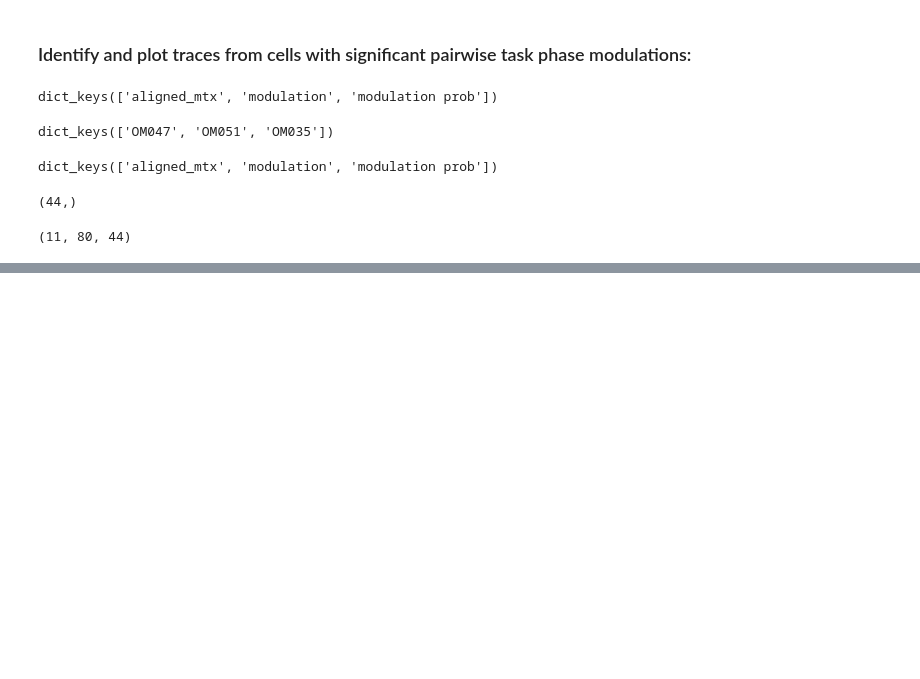
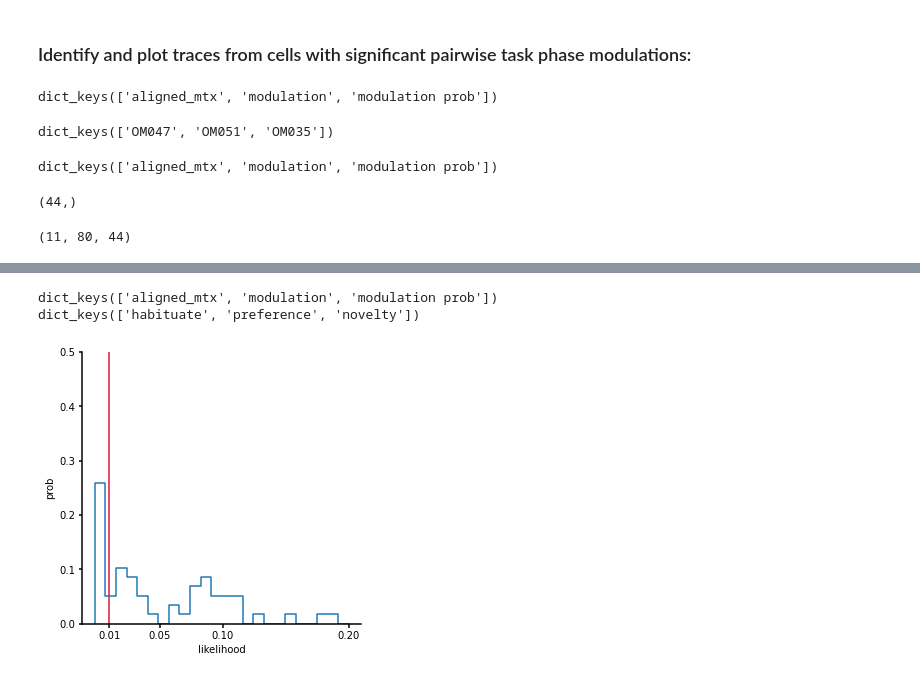
Before and after one commit to inscopix/astellas, a Jupyter notebook: astellas_modulation_sandbox.ipynb, the cells around one changed output, grey strips where cells are left out. Cells and saved outputs as stored; diff of their text form; code cells hidden in the pictures; blank space fills up the shorter version.

```diff
--- a/astellas_modulation_sandbox.ipynb
+++ b/astellas_modulation_sandbox.ipynb
@@ -1769,0 +1837,19 @@ plt.show()
+# %%
+print(dict_out['preference']['FMR1CTRL']['OM051'][95]['entry frames'].keys())
+print(dict_out.keys())
+f,ax = plt.subplots(1,1,figsize=(5,5))
+
+h,hb = np.histogram(dict_out['preference']['FMR1CTRL']['OM051'][95]['entry frames']['modulation prob'], bins=25,range =(-.01,.2))
+ax.step(hb[1:], h/sum(h))
+ax.vlines(p_thresh, ymin=0, ymax=.5,color='crimson')
+ax.set_ylim(0,.5)
+ax.set_xticks([p_thresh,0.05,.1,.2])
+ax.set_xlabel('likelihood')
+ax.set_ylabel('prob')
+
+twoaxis(ax)
+plt.show()
+# %% [output]
+dict_keys(['aligned_mtx', 'modulation', 'modulation prob'])
+dict_keys(['habituate', 'preference', 'novelty'])
+[figure, added]
```
Also changed, not shown: parts of 30 cells of this notebook.
